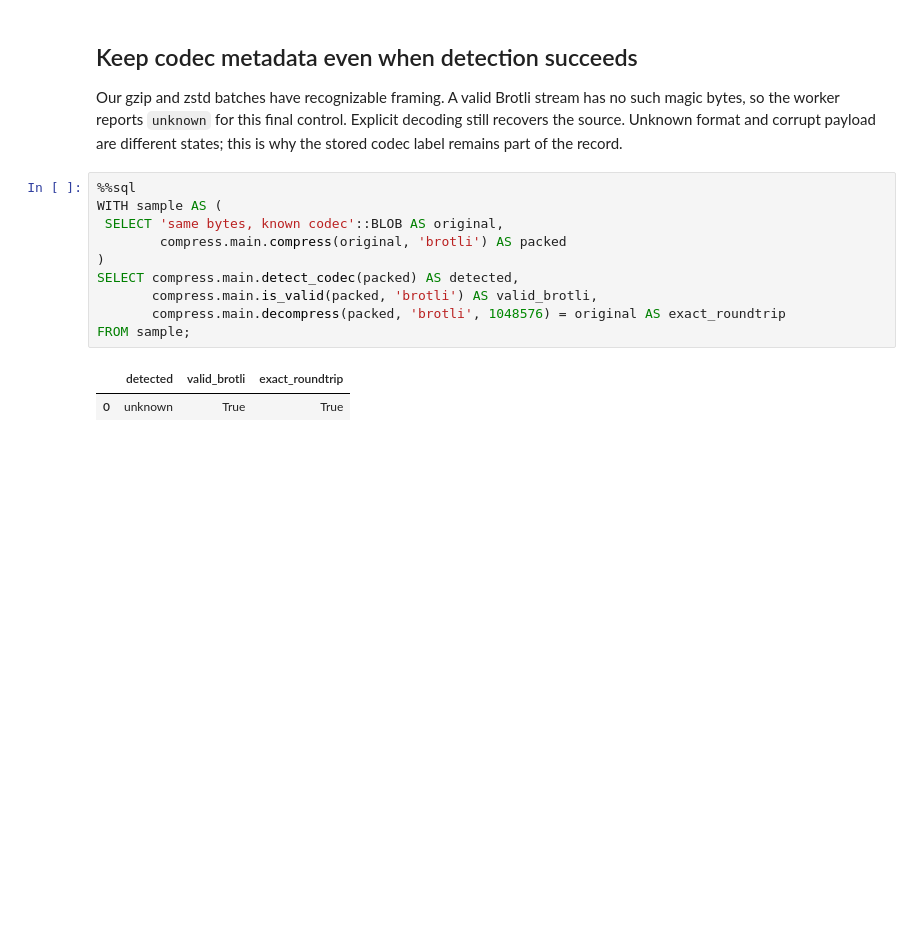
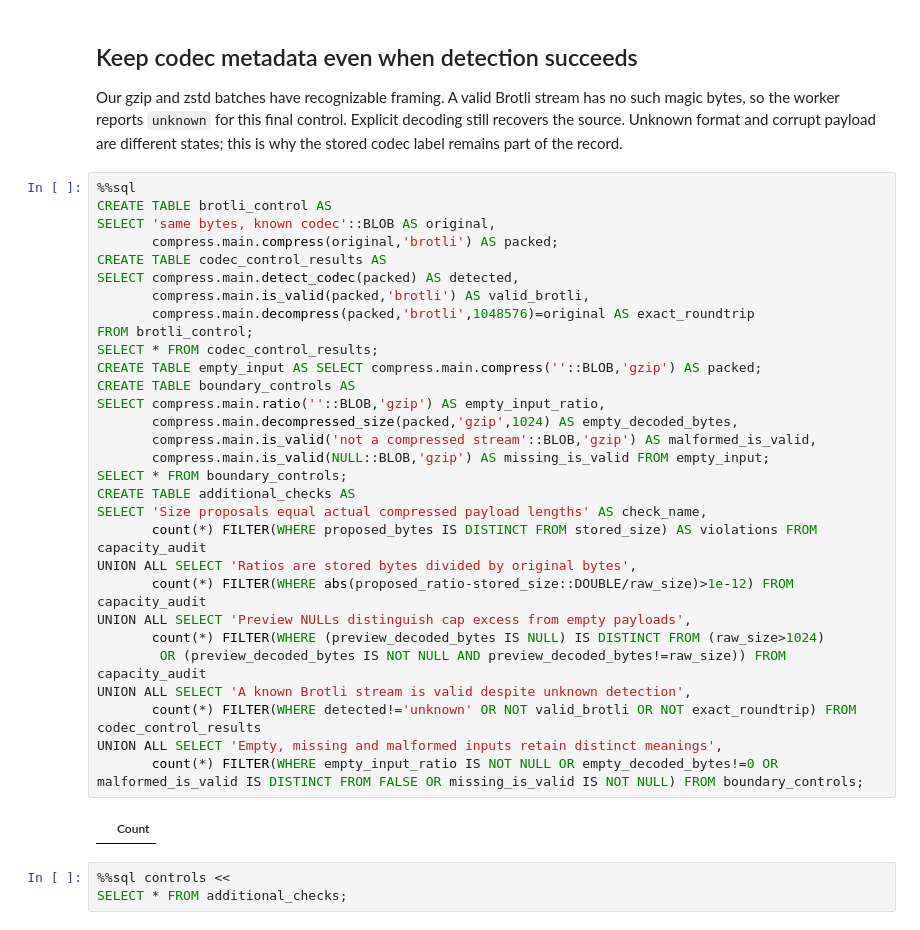
Before and after one commit to Query-farm/vgi-compress, a Jupyter notebook: notebooks/01_where_to_put_the_batch_boundary.ipynb, the cells around one changed output. Cells and saved outputs as stored; diff of their text form; blank space fills up the shorter version.

```diff
--- a/notebooks/01_where_to_put_the_batch_boundary.ipynb
+++ b/notebooks/01_where_to_put_the_batch_boundary.ipynb
@@ -377,14 +481,36 @@ Explicit decoding still recovers the source. Unknown format and corrupt payload
 are different states; this is why the stored codec label remains part of the record.
 # %%
 %%sql
-WITH sample AS (
- SELECT 'same bytes, known codec'::BLOB AS original,
-        compress.main.compress(original, 'brotli') AS packed
-)
+CREATE TABLE brotli_control AS
+SELECT 'same bytes, known codec'::BLOB AS original,
+       compress.main.compress(original,'brotli') AS packed;
+CREATE TABLE codec_control_results AS
 SELECT compress.main.detect_codec(packed) AS detected,
-       compress.main.is_valid(packed, 'brotli') AS valid_brotli,
-       compress.main.decompress(packed, 'brotli', 1048576) = original AS exact_roundtrip
-FROM sample;
+       compress.main.is_valid(packed,'brotli') AS valid_brotli,
+       compress.main.decompress(packed,'brotli',1048576)=original AS exact_roundtrip
+FROM brotli_control;
+SELECT * FROM codec_control_results;
+CREATE TABLE empty_input AS SELECT compress.main.compress(''::BLOB,'gzip') AS packed;
+CREATE TABLE boundary_controls AS
+SELECT compress.main.ratio(''::BLOB,'gzip') AS empty_input_ratio,
+       compress.main.decompressed_size(packed,'gzip',1024) AS empty_decoded_bytes,
+       compress.main.is_valid('not a compressed stream'::BLOB,'gzip') AS malformed_is_valid,
+       compress.main.is_valid(NULL::BLOB,'gzip') AS missing_is_valid FROM empty_input;
+SELECT * FROM boundary_controls;
+CREATE TABLE additional_checks AS
+SELECT 'Size proposals equal actual compressed payload lengths' AS check_name,
+       count(*) FILTER(WHERE proposed_bytes IS DISTINCT FROM stored_size) AS violations FROM capacity_audit
+UNION ALL SELECT 'Ratios are stored bytes divided by original bytes',
+       count(*) FILTER(WHERE abs(proposed_ratio-stored_size::DOUBLE/raw_size)>1e-12) FROM capacity_audit
+UNION ALL SELECT 'Preview NULLs distinguish cap excess from empty payloads',
+       count(*) FILTER(WHERE (preview_decoded_bytes IS NULL) IS DISTINCT FROM (raw_size>1024)
+        OR (preview_decoded_bytes IS NOT NULL AND preview_decoded_bytes!=raw_size)) FROM capacity_audit
+UNION ALL SELECT 'A known Brotli stream is valid despite unknown detection',
+       count(*) FILTER(WHERE detected!='unknown' OR NOT valid_brotli OR NOT exact_roundtrip) FROM codec_control_results
+UNION ALL SELECT 'Empty, missing and malformed inputs retain distinct meanings',
+       count(*) FILTER(WHERE empty_input_ratio IS NOT NULL OR empty_decoded_bytes!=0 OR malformed_is_valid IS DISTINCT FROM FALSE OR missing_is_valid IS NOT NULL) FROM boundary_controls;
 # %% [output]
-|  | detected | valid_brotli | exact_roundtrip |
-| 0 | unknown | True | True |
+|  | Count |
+# %%
+%%sql controls <<
+SELECT * FROM additional_checks;
```
Also changed, not shown: parts of 27 cells of this notebook, 11 other files.
